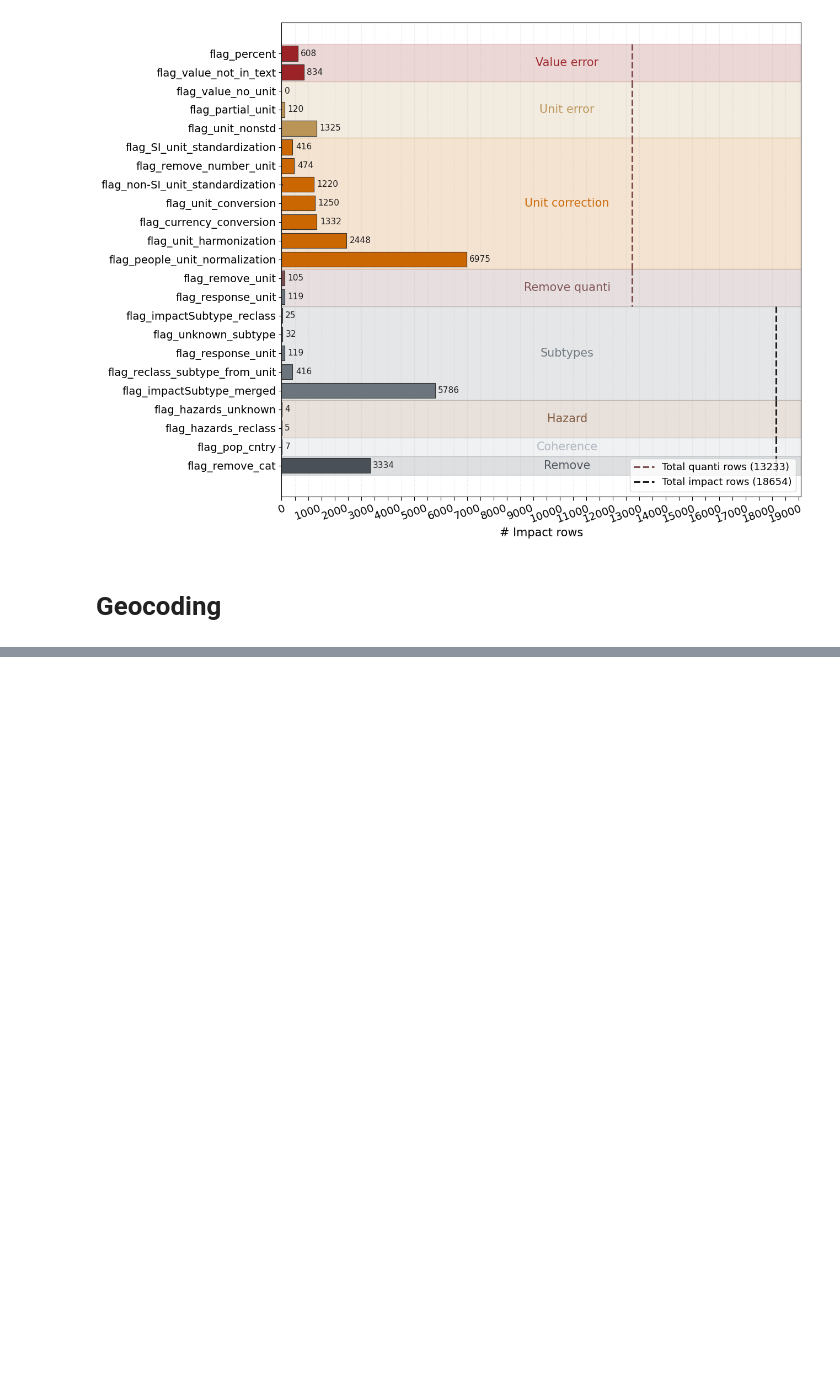
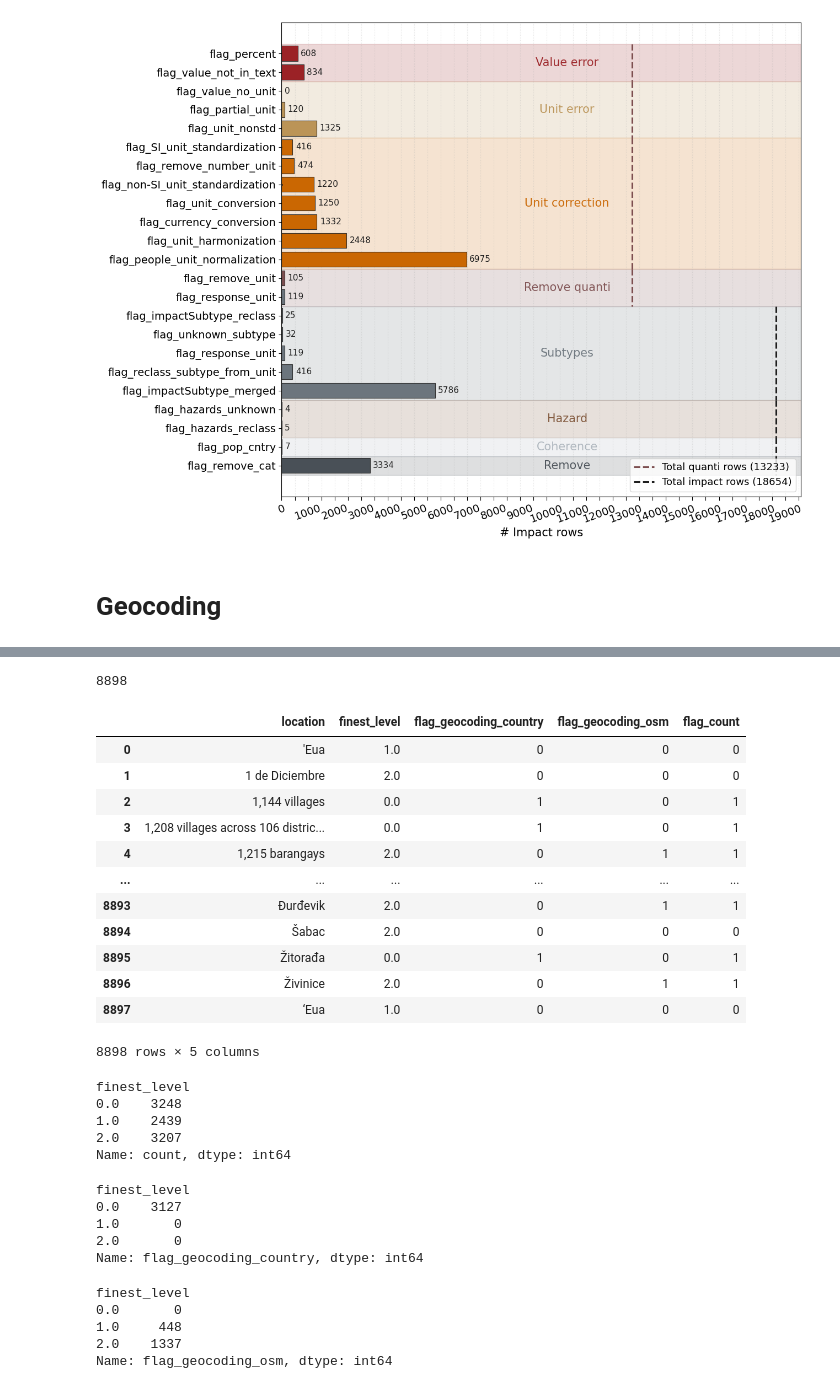
Before and after one commit to luseverin/ROUGE_database, a Jupyter notebook: analysis/validation_flags.ipynb, the cells around one changed output, grey strips where cells are left out. Cells and saved outputs as stored; diff of their text form; code cells hidden in the pictures; blank space fills up the shorter version.

Commit message:
Add location flag and admin analysis

```diff
--- a/analysis/validation_flags.ipynb
+++ b/analysis/validation_flags.ipynb
@@ -65,6 +102,11 @@ flag_cols = [col for col in df_llm_all_geo.columns if col.startswith("flag_")]
 # %%
-flags_quanti_value_error = ["flag_value_not_in_text", "flag_percent"]
-flags_quanti_unit = ["flag_unit_not_in_text", "flag_value_no_unit", "flag_partial_unit", "flag_unit_nonstd"]
+## Value
+flags_quanti_value_error = ["flag_value_not_in_text"]
+
+## Unit
+# flags_quanti_unit = ["flag_unit_not_in_text", "flag_value_no_unit", "flag_partial_unit", "flag_unit_nonstd", "flag_percent"]
+flags_quanti_unit = ["flag_unit_not_in_text", "flag_value_no_unit", "flag_unit_incorrect_unit"]
+
 flags_quanti_unit_correction = ["flag_remove_number_unit", "flag_unit_harmonization", "flag_unit_conversion",
                                 "flag_SI_unit_standardization", "flag_non-SI_unit_standardization",
                                 "flag_people_unit_normalization", "flag_currency_conversion"]
@@ -355,12 +310,3 @@ nomin_output['nom_result'][13]
 # %%
-from src.data import *
-from src.text_processing_functions import *
-from src.post_process_functions import *
-from src.data_format import format_output
-from src.geocoding_utils import *
-from src.geocoding import *
-from src.hazard_def import *
-from src.sanity_checks import *
-
-res_savename = None
-gpd_files = open_admin_gpd(ADMIN_PATH, "GAUL")
+nominatim_output = pd.read_pickle(DATA_OUT_PROC / "nominatim_output_220526.pkl")
+geocoding_unique = gpd.read_file(DATA_OUT_PROC / "geocode_unique_220526.gpkg")
@@ -435,0 +313,57 @@ df_geo_individual_locs.iloc[:50]
+# %%
+geocoding_unique.location.nunique()
+# %% [output]
+8898
+# %%
+# Aggregate per unique location so repeated split rows count as one location.
+existing_flag_cols = [flag for flag in flag_cols if flag in geocoding_unique.columns]
+grouped_locations = geocoding_unique.groupby("location", dropna=False)
+
+location_summary = grouped_locations.agg(
+    finest_level=("finest_level", lambda s: pd.to_numeric(s, errors="coerce").max()),
+).reset_index()
+for flag in existing_flag_cols:
+    location_summary[flag] = grouped_locations[flag].apply(
+        lambda s: int(pd.to_numeric(s, errors="coerce").fillna(0).astype(bool).all())
+    ).to_numpy()
+
+location_summary["flag_count"] = location_summary[existing_flag_cols].sum(axis=1) if existing_flag_cols else 0
+location_summary
+# %% [output]
+|  | location | finest_level | flag_geocoding_country | flag_geocoding_osm | flag_count |
+| 0 | 'Eua | 1.0 | 0 | 0 | 0 |
+| 1 | 1 de Diciembre | 2.0 | 0 | 0 | 0 |
+| 2 | 1,144 villages | 0.0 | 1 | 0 | 1 |
+| 3 | 1,208 villages across 106 distric... | 0.0 | 1 | 0 | 1 |
+| 4 | 1,215 barangays | 2.0 | 0 | 1 | 1 |
+| ... | ... | ... | ... | ... | ... |
+| 8893 | Đurđevik | 2.0 | 0 | 1 | 1 |
+| 8894 | Šabac | 2.0 | 0 | 0 | 0 |
+| 8895 | Žitorađa | 0.0 | 1 | 0 | 1 |
+| 8896 | Živinice | 2.0 | 0 | 1 | 1 |
+| 8897 | ‘Eua | 1.0 | 0 | 0 | 0 |
+8898 rows × 5 columns
+# %%
+location_summary.finest_level.value_counts().sort_index()
+# %% [output]
+finest_level
+0.0    3248
+1.0    2439
+2.0    3207
+Name: count, dtype: int64
+# %%
+location_summary.groupby("finest_level")["flag_geocoding_country"].sum().sort_index()
+# %% [output]
+finest_level
+0.0    3127
+1.0       0
+2.0       0
+Name: flag_geocoding_country, dtype: int64
+# %%
+location_summary.groupby("finest_level")["flag_geocoding_osm"].sum().sort_index()
+# %% [output]
+finest_level
+0.0       0
+1.0     448
+2.0    1337
+Name: flag_geocoding_osm, dtype: int64
```
Also changed, not shown: parts of 12 cells of this notebook.
